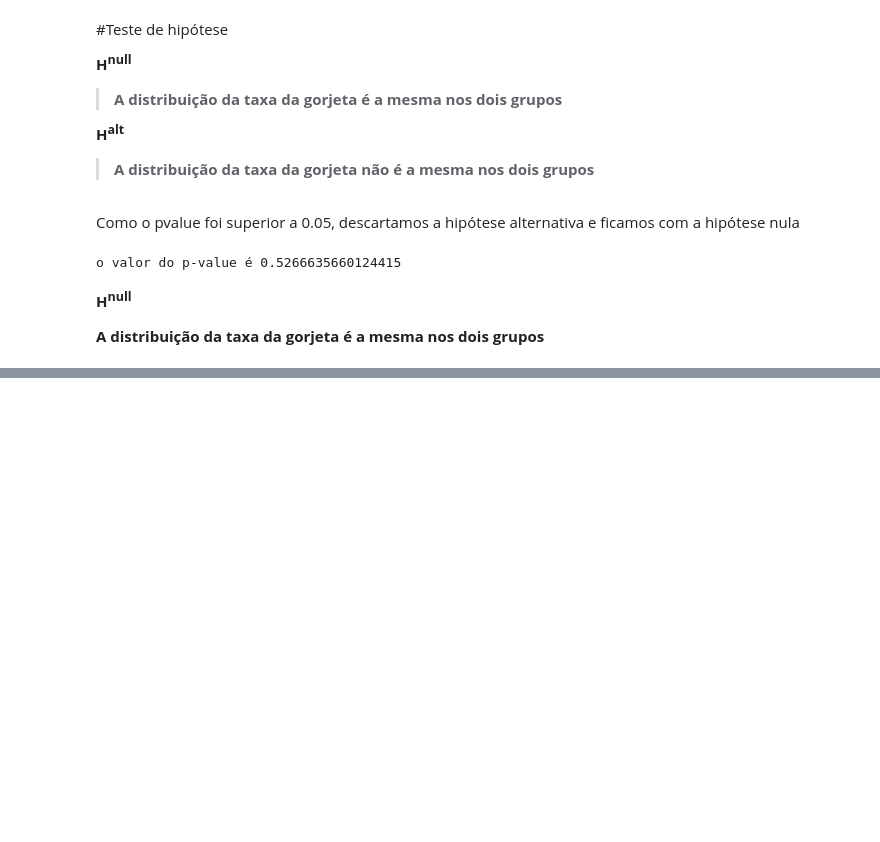
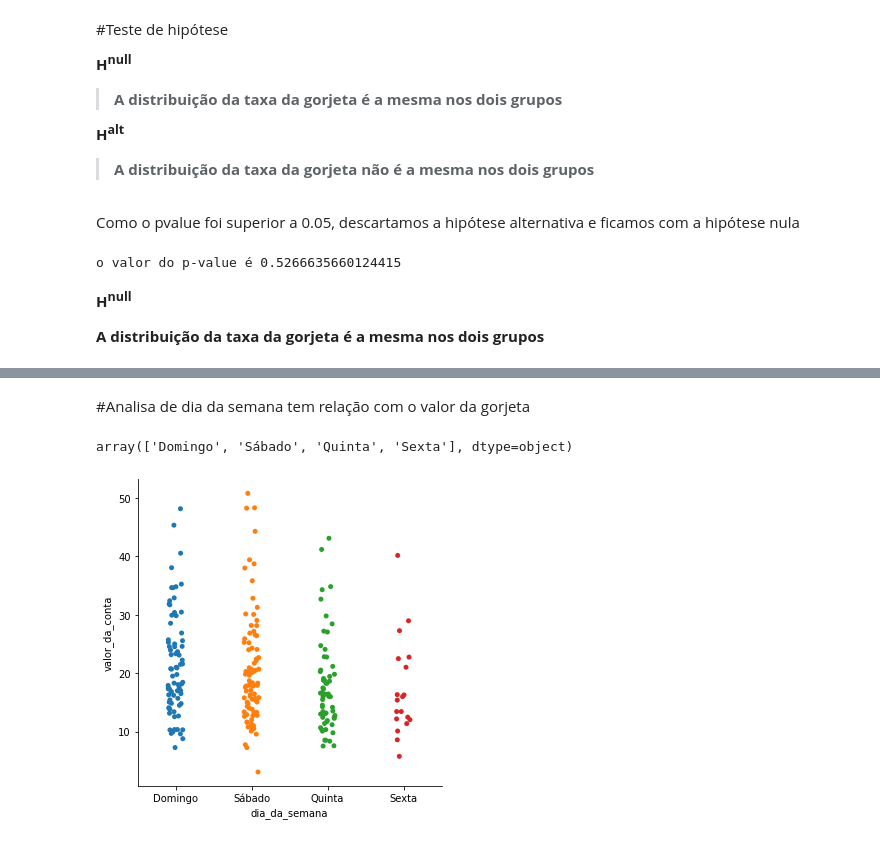
Before and after one commit to erikamarchi/data-visualization-explorando-com-seaborn, a Jupyter notebook: EDA_Gorjetas.ipynb, the cells around one changed output, grey strips where cells are left out. Cells and saved outputs as stored; diff of their text form; code cells hidden in the pictures; blank space fills up the shorter version.

Commit message:
Desenha gráfico para analisar dia da semana com gorjeta

```diff
--- a/EDA_Gorjetas.ipynb
+++ b/EDA_Gorjetas.ipynb
@@ -256,0 +266,12 @@ o valor do p-value é 0.5266635660124415
+# %% [markdown]
+#Analisa de dia da semana tem relação com o valor da gorjeta
+# %%
+gorjetas.dia_da_semana.unique()
+# %% [output]
+array(['Domingo', 'Sábado', 'Quinta', 'Sexta'], dtype=object)
+# %%
+sns.catplot(x='dia_da_semana',
+            y='valor_da_conta',
+            data=gorjetas);
+# %% [output]
+[figure, added]
```
Also changed, not shown: parts of 6 cells of this notebook.
